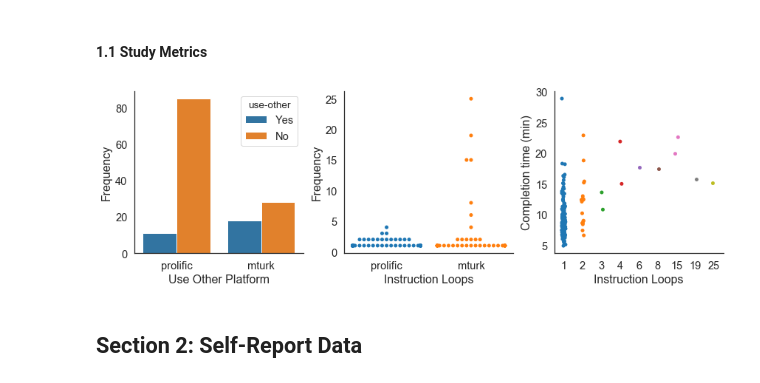
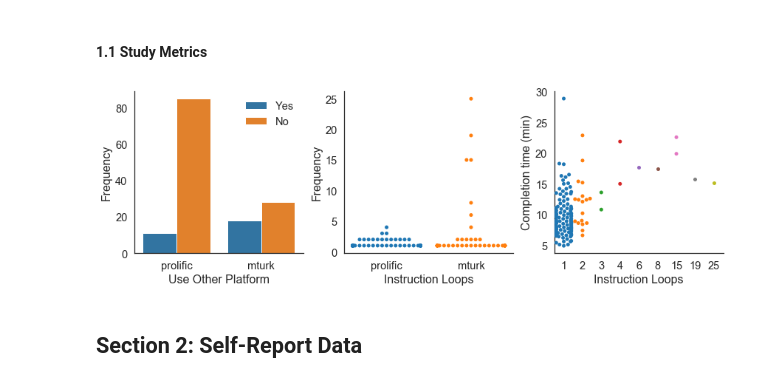
Before and after one commit to nivlab/sciops, a Jupyter notebook: notebooks/02_Quality.ipynb, the cells around one changed output. Saved outputs shown, nothing was run; the diff lists cells and outputs as text; code cells hidden in the pictures.

```diff
--- a/notebooks/02_Quality.ipynb
+++ b/notebooks/02_Quality.ipynb
@@ -17,28 +17,35 @@ metadata = concat([prolific, mturk], sort=False)
 
 ## Update column names.
 metadata['use-other'] = np.where(metadata.mturk.isnull(), metadata.prolific, metadata.mturk)
+
+## Initialize reject dataframe.
+reject = metadata[['platform','subject']]
 # %% [markdown]
 #### 1.1 Study Metrics
 # %%
 ## Initialize canvas.
 fig, axes = plt.subplots(1,3,figsize=(12,4))
 
+## Store instruction loops.
+reject = reject.merge(metadata[['platform','subject','n_loops']])
+
 ## Plot platform use.
 sns.countplot('platform', hue='use-other', data=metadata, hue_order=['Yes', 'No'], ax=axes[0])
+axes[0].legend(loc=1, frameon=False)
 axes[0].set(xlabel='Use Other Platform', ylabel='Frequency')
 
 ## Plot instructions loops.
 sns.swarmplot('platform', 'n_loops', data=metadata, ax=axes[1])
 axes[1].set(xlabel='Instruction Loops', ylabel='Frequency')
 
 ## Plot participation time.
-sns.stripplot('n_loops', 'minutes', data=metadata, palette=sns.color_palette(), ax=axes[2])
+sns.swarmplot('n_loops', 'minutes', data=metadata, palette=sns.color_palette(), ax=axes[2])
 axes[2].set(xlabel='Instruction Loops', ylabel='Completion time (min)')
 
 sns.despine()
 plt.tight_layout()
 # %% [output]
-[figure, old version]
+[figure, new version]
 # %% [markdown]
 ## Section 2: Self-Report Data
 # %%
```
Also changed, not shown: parts of 4 cells of this notebook.
